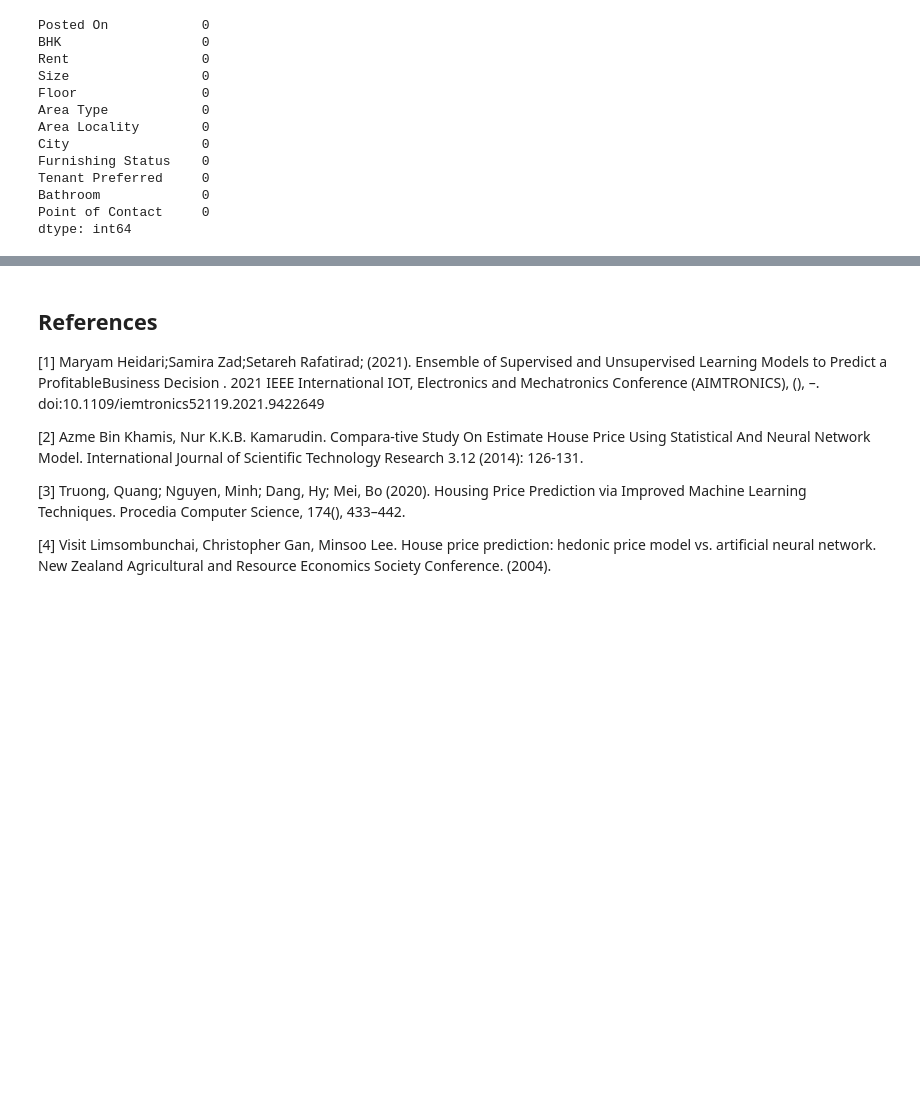
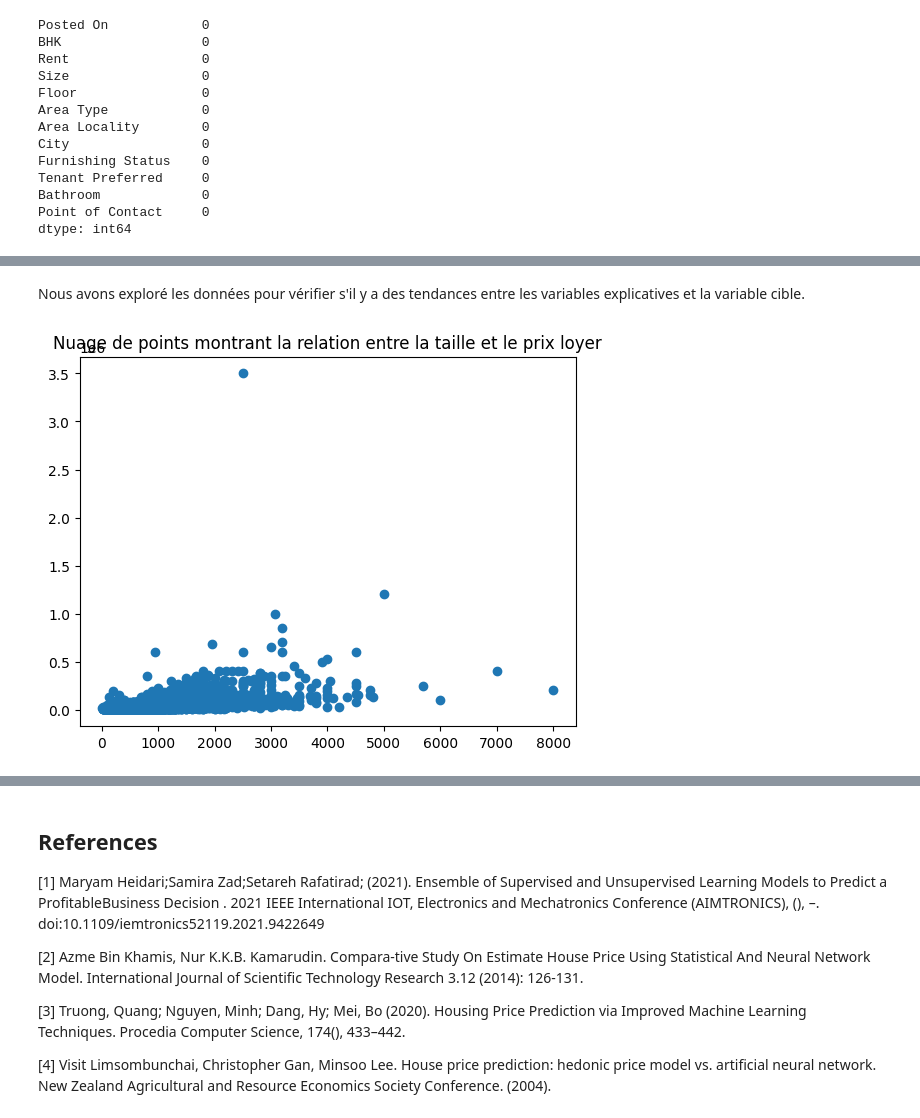
Before and after one commit to gwenaelkreutner/estimation-bien-immobiier, a Jupyter notebook: loyer.ipynb, the cells around one changed output, grey strips where cells are left out. Cells and saved outputs as stored; diff of their text form; code cells hidden in the pictures; blank space fills up the shorter version.

```diff
--- a/loyer.ipynb
+++ b/loyer.ipynb
@@ -52,0 +99,8 @@ dtype: int64
+# %% [markdown]
+Nous avons exploré les données pour vérifier s'il y a des tendances entre les variables explicatives et la variable cible.
+# %%
+plt.scatter('Size', 'Rent', data=df)
+plt.title("Nuage de points montrant la relation entre la taille et le prix loyer")
+plt.show()
+# %% [output]
+[figure, added]
```
Also changed, not shown: parts of 45 cells of this notebook.
